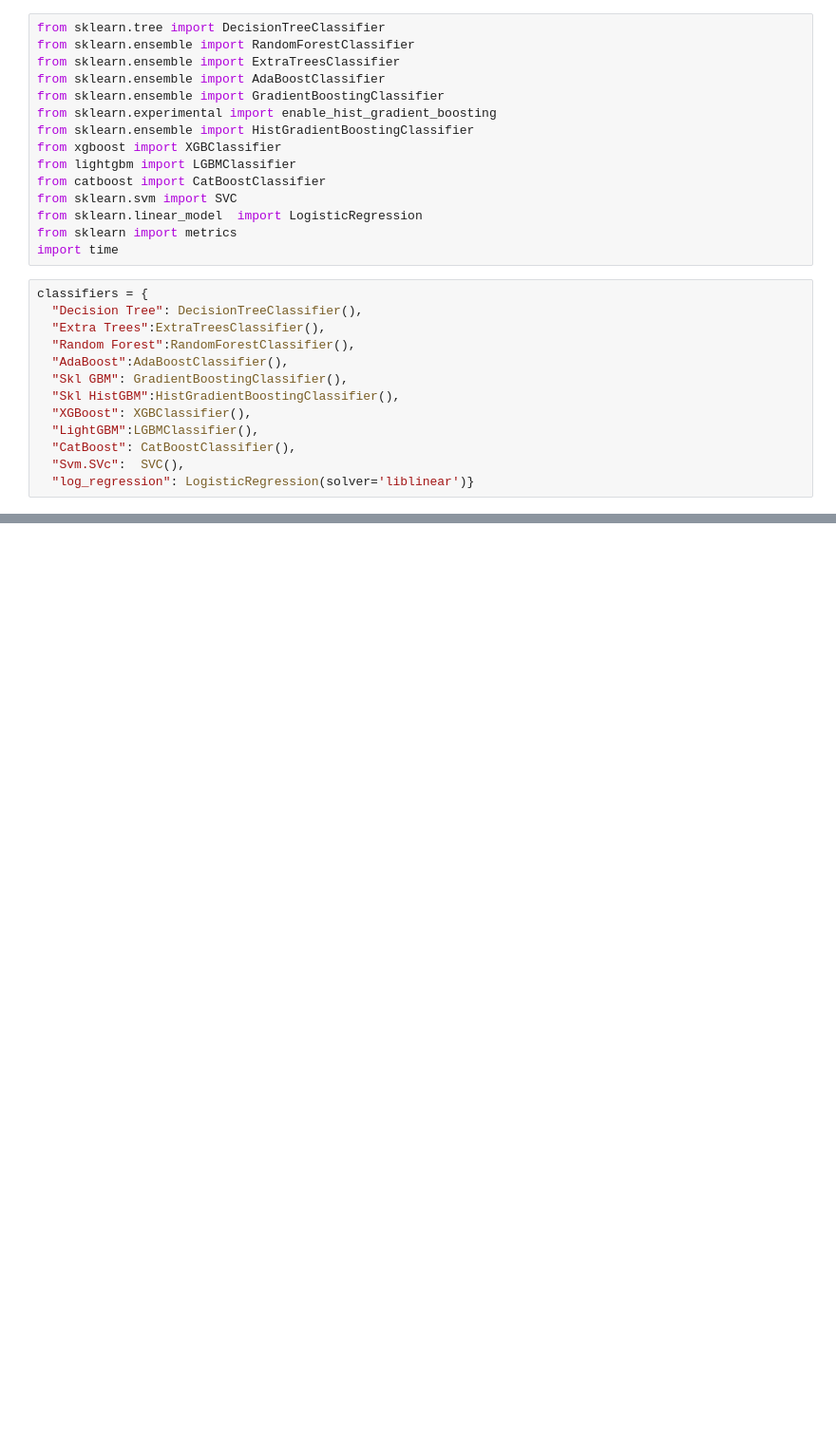
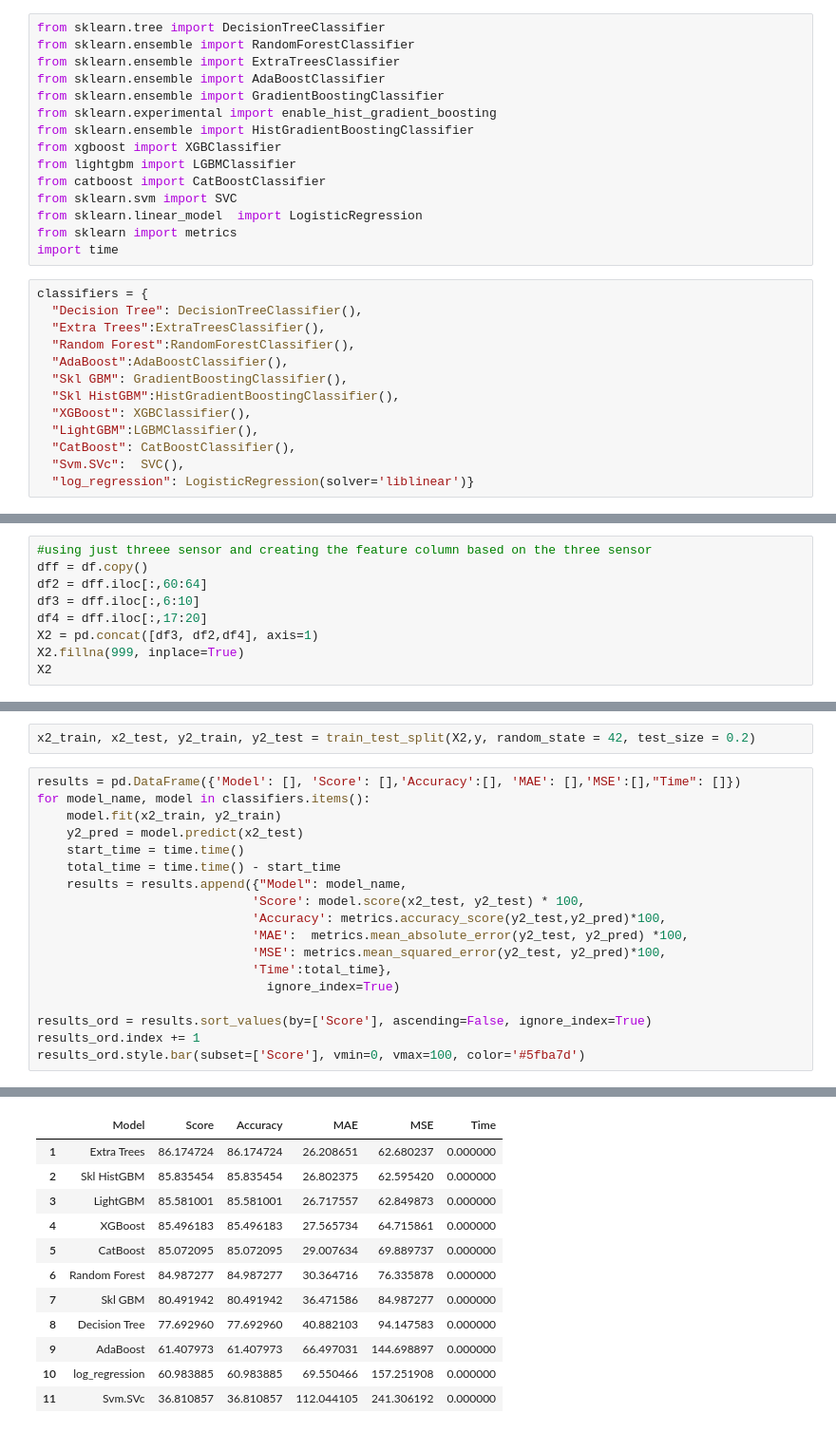
Before and after one commit to nagarjuna-de/apple_watch_tracker, a Jupyter notebook: bench.ipynb, the cells around one changed output, grey strips where cells are left out. Shown at 95% size. Saved outputs shown, nothing was run; the diff lists cells and outputs as text; blank space fills up the shorter version.

```diff
--- a/bench.ipynb
+++ b/bench.ipynb
@@ -131,3 +141,12 @@ Learning rate set to 0.085638
 | 9 | log_regression | 78.880407 | 78.880407 | 38.846480 | 87.362171 | 0.000000 |
 | 10 | AdaBoost | 77.438507 | 77.438507 | 41.899915 | 91.263783 | 0.000000 |
 | 11 | Svm.SVc | 74.469890 | 74.469890 | 48.939779 | 120.865140 | 0.000000 |
+# %%
+#using just threee sensor and creating the feature column based on the three sensor
+dff = df.copy()
+df2 = dff.iloc[:,60:64]
+df3 = dff.iloc[:,6:10]
+df4 = dff.iloc[:,17:20]
+X2 = pd.concat([df3, df2,df4], axis=1)
+X2.fillna(999, inplace=True)
+X2
@@ -133,0 +167,21 @@ Learning rate set to 0.085638
+# %%
+x2_train, x2_test, y2_train, y2_test = train_test_split(X2,y, random_state = 42, test_size = 0.2)
+# %%
+results = pd.DataFrame({'Model': [], 'Score': [],'Accuracy':[], 'MAE': [],'MSE':[],"Time": []})
+for model_name, model in classifiers.items():
+    model.fit(x2_train, y2_train)
+    y2_pred = model.predict(x2_test)
+    start_time = time.time()
+    total_time = time.time() - start_time
+    results = results.append({"Model": model_name,
+                             'Score': model.score(x2_test, y2_test) * 100,
+                             'Accuracy': metrics.accuracy_score(y2_test,y2_pred)*100,
+                             'MAE':  metrics.mean_absolute_error(y2_test, y2_pred) *100,
+                             'MSE': metrics.mean_squared_error(y2_test, y2_pred)*100,
+                             'Time':total_time},
+                               ignore_index=True)
+
+results_ord = results.sort_values(by=['Score'], ascending=False, ignore_index=True)
+results_ord.index += 1
+results_ord.style.bar(subset=['Score'], vmin=0, vmax=100, color='#5fba7d')
+# %% [output]
@@ -133,0 +205,12 @@ Learning rate set to 0.085638
+|  | Model | Score | Accuracy | MAE | MSE | Time |
+| 1 | Extra Trees | 86.174724 | 86.174724 | 26.208651 | 62.680237 | 0.000000 |
+| 2 | Skl HistGBM | 85.835454 | 85.835454 | 26.802375 | 62.595420 | 0.000000 |
+| 3 | LightGBM | 85.581001 | 85.581001 | 26.717557 | 62.849873 | 0.000000 |
+| 4 | XGBoost | 85.496183 | 85.496183 | 27.565734 | 64.715861 | 0.000000 |
+| 5 | CatBoost | 85.072095 | 85.072095 | 29.007634 | 69.889737 | 0.000000 |
+| 6 | Random Forest | 84.987277 | 84.987277 | 30.364716 | 76.335878 | 0.000000 |
+| 7 | Skl GBM | 80.491942 | 80.491942 | 36.471586 | 84.987277 | 0.000000 |
+| 8 | Decision Tree | 77.692960 | 77.692960 | 40.882103 | 94.147583 | 0.000000 |
+| 9 | AdaBoost | 61.407973 | 61.407973 | 66.497031 | 144.698897 | 0.000000 |
+| 10 | log_regression | 60.983885 | 60.983885 | 69.550466 | 157.251908 | 0.000000 |
+| 11 | Svm.SVc | 36.810857 | 36.810857 | 112.044105 | 241.306192 | 0.000000 |
```
Also changed, not shown: parts of 7 cells of this notebook, 4 other files.
